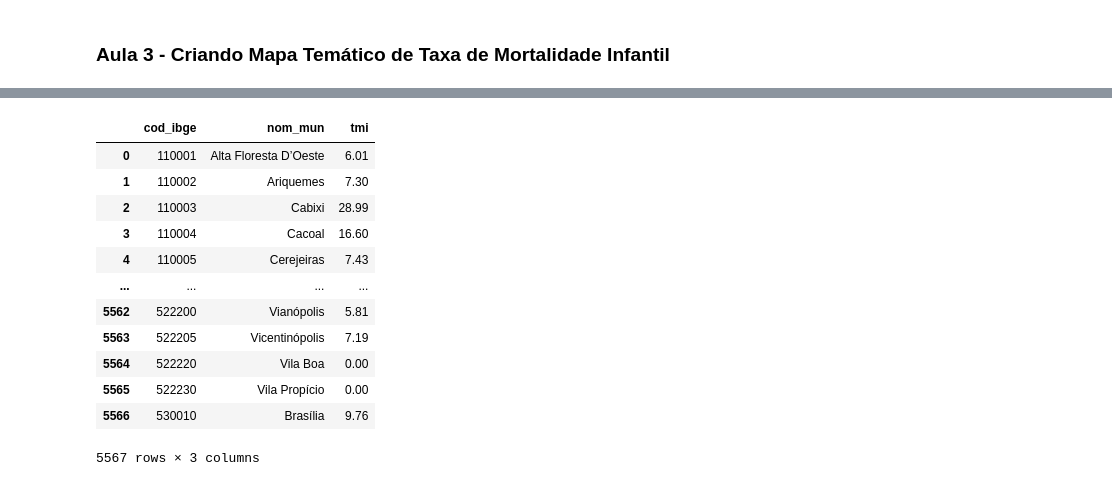
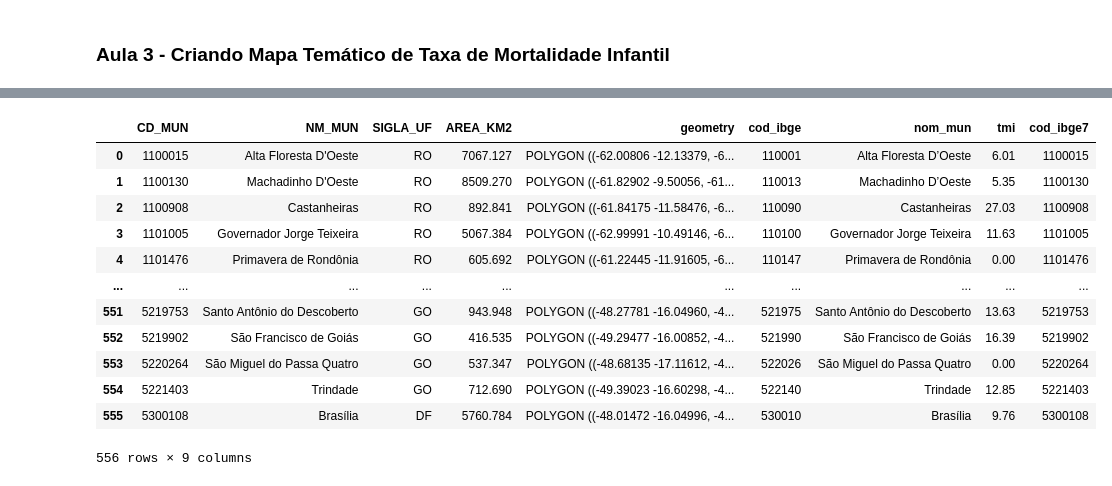
Before and after one commit to balaio-cientifico/analise_espacial, a Jupyter notebook: analise_espacial.ipynb, the cells around one changed output, grey strips where cells are left out. Drawn from its saved outputs; the diff is of its cells as text; code cells hidden in the pictures.

Commit message:
feat: merge df to create map

```diff
--- a/analise_espacial.ipynb
+++ b/analise_espacial.ipynb
@@ -96,18 +80,18 @@ tmi_br
 # %%
-tmi_map = br_mun.merge(tmi_br, left_on='CD_MUN', right_on='cod_ibge')
+tmi_map = br_mun.merge(tmi_br, left_on='CD_MUN', right_on='cod_ibge7')
-# %%
-tmi_br
-# %% [output]
-|  | cod_ibge | nom_mun | tmi |
-| 0 | 110001 | Alta Floresta D’Oeste | 6.01 |
-| 1 | 110002 | Ariquemes | 7.30 |
-| 2 | 110003 | Cabixi | 28.99 |
-| 3 | 110004 | Cacoal | 16.60 |
-| 4 | 110005 | Cerejeiras | 7.43 |
-| ... | ... | ... | ... |
-| 5562 | 522200 | Vianópolis | 5.81 |
-| 5563 | 522205 | Vicentinópolis | 7.19 |
-| 5564 | 522220 | Vila Boa | 0.00 |
-| 5565 | 522230 | Vila Propício | 0.00 |
-| 5566 | 530010 | Brasília | 9.76 |
-5567 rows × 3 columns
+# %%
+tmi_map
+# %% [output]
+|  | CD_MUN | NM_MUN | SIGLA_UF | AREA_KM2 | geometry | cod_ibge | nom_mun | tmi | cod_ibge7 |
+| 0 | 1100015 | Alta Floresta D'Oeste | RO | 7067.127 | POLYGON ((-62.00806 -12.13379, -6... | 110001 | Alta Floresta D’Oeste | 6.01 | 1100015 |
+| 1 | 1100130 | Machadinho D'Oeste | RO | 8509.270 | POLYGON ((-61.82902 -9.50056, -61... | 110013 | Machadinho D’Oeste | 5.35 | 1100130 |
+| 2 | 1100908 | Castanheiras | RO | 892.841 | POLYGON ((-61.84175 -11.58476, -6... | 110090 | Castanheiras | 27.03 | 1100908 |
+| 3 | 1101005 | Governador Jorge Teixeira | RO | 5067.384 | POLYGON ((-62.99991 -10.49146, -6... | 110100 | Governador Jorge Teixeira | 11.63 | 1101005 |
+| 4 | 1101476 | Primavera de Rondônia | RO | 605.692 | POLYGON ((-61.22445 -11.91605, -6... | 110147 | Primavera de Rondônia | 0.00 | 1101476 |
+| ... | ... | ... | ... | ... | ... | ... | ... | ... | ... |
+| 551 | 5219753 | Santo Antônio do Descoberto | GO | 943.948 | POLYGON ((-48.27781 -16.04960, -4... | 521975 | Santo Antônio do Descoberto | 13.63 | 5219753 |
+| 552 | 5219902 | São Francisco de Goiás | GO | 416.535 | POLYGON ((-49.29477 -16.00852, -4... | 521990 | São Francisco de Goiás | 16.39 | 5219902 |
+| 553 | 5220264 | São Miguel do Passa Quatro | GO | 537.347 | POLYGON ((-48.68135 -17.11612, -4... | 522026 | São Miguel do Passa Quatro | 0.00 | 5220264 |
+| 554 | 5221403 | Trindade | GO | 712.690 | POLYGON ((-49.39023 -16.60298, -4... | 522140 | Trindade | 12.85 | 5221403 |
+| 555 | 5300108 | Brasília | DF | 5760.784 | POLYGON ((-48.01472 -16.04996, -4... | 530010 | Brasília | 9.76 | 5300108 |
+556 rows × 9 columns
```
Also changed, not shown: parts of 1 cell of this notebook.
